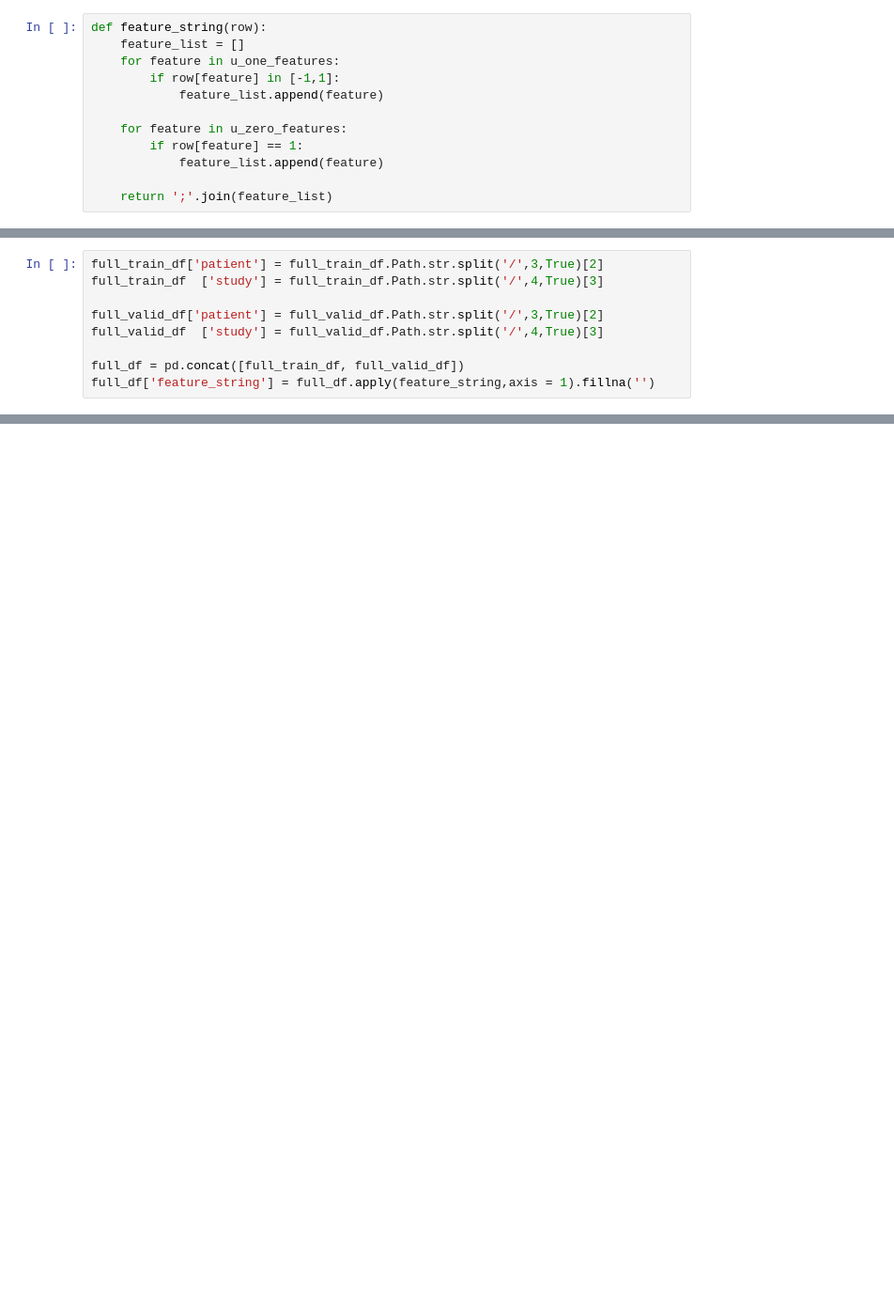
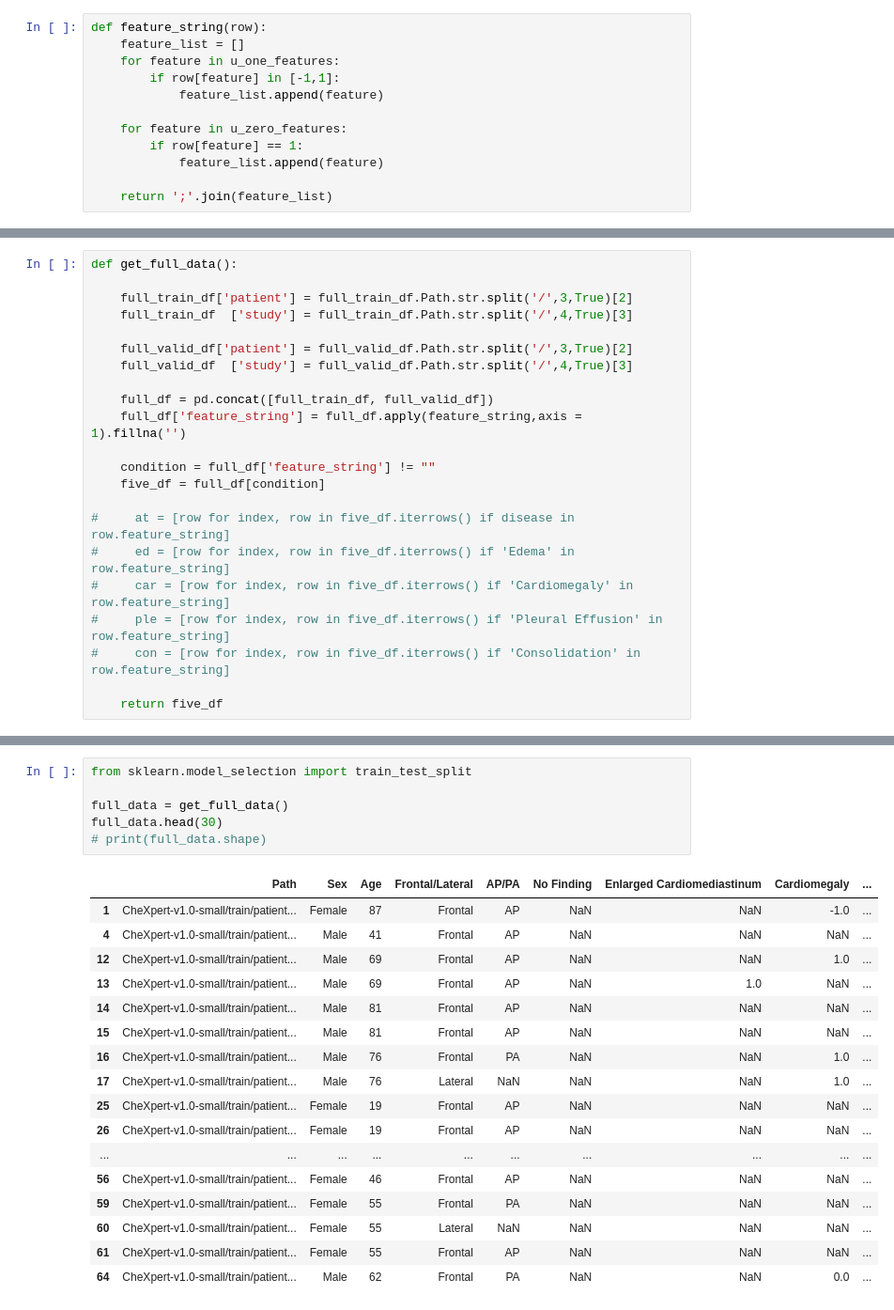
Before and after one commit to GameLogist/Pneumonet, a Jupyter notebook: ver0.ipynb, the cells around one changed output, grey strips where cells are left out. Shown at 94% size. Cells and saved outputs as stored; diff of their text form; blank space fills up the shorter version.

```diff
--- a/ver0.ipynb
+++ b/ver0.ipynb
@@ -45,9 +88,22 @@ pd.set_option('display.max_colwidth', -1)  # or 199
 # %%
-full_train_df['patient'] = full_train_df.Path.str.split('/',3,True)[2]
-full_train_df  ['study'] = full_train_df.Path.str.split('/',4,True)[3]
+def get_full_data():
 
-full_valid_df['patient'] = full_valid_df.Path.str.split('/',3,True)[2]
-full_valid_df  ['study'] = full_valid_df.Path.str.split('/',4,True)[3]
+    full_train_df['patient'] = full_train_df.Path.str.split('/',3,True)[2]
+    full_train_df  ['study'] = full_train_df.Path.str.split('/',4,True)[3]
 
-full_df = pd.concat([full_train_df, full_valid_df])
-full_df['feature_string'] = full_df.apply(feature_string,axis = 1).fillna('')
+    full_valid_df['patient'] = full_valid_df.Path.str.split('/',3,True)[2]
+    full_valid_df  ['study'] = full_valid_df.Path.str.split('/',4,True)[3]
+
+    full_df = pd.concat([full_train_df, full_valid_df])
+    full_df['feature_string'] = full_df.apply(feature_string,axis = 1).fillna('')
+
+    condition = full_df['feature_string'] != ""
+    five_df = full_df[condition]
+
+#     at = [row for index, row in five_df.iterrows() if disease in row.feature_string]
+#     ed = [row for index, row in five_df.iterrows() if 'Edema' in row.feature_string]
+#     car = [row for index, row in five_df.iterrows() if 'Cardiomegaly' in row.feature_string]
+#     ple = [row for index, row in five_df.iterrows() if 'Pleural Effusion' in row.feature_string]
+#     con = [row for index, row in five_df.iterrows() if 'Consolidation' in row.feature_string]
+
+    return five_df
@@ -148,0 +138,24 @@ W0902 13:30:04.658488  7860 deprecation_wrapper.py:119] From c:\users\ayush\appd
+# %%
+from sklearn.model_selection import train_test_split
+
+full_data = get_full_data()
+full_data.head(30)
+# print(full_data.shape)
+# %% [output]
+|  | Path | Sex | Age | Frontal/Lateral | AP/PA | No Finding | Enlarged Cardiomediastinum | Cardiomegaly | ... |
+| 1 | CheXpert-v1.0-small/train/patient... | Female | 87 | Frontal | AP | NaN | NaN | -1.0 | ... |
+| 4 | CheXpert-v1.0-small/train/patient... | Male | 41 | Frontal | AP | NaN | NaN | NaN | ... |
+| 12 | CheXpert-v1.0-small/train/patient... | Male | 69 | Frontal | AP | NaN | NaN | 1.0 | ... |
+| 13 | CheXpert-v1.0-small/train/patient... | Male | 69 | Frontal | AP | NaN | 1.0 | NaN | ... |
+| 14 | CheXpert-v1.0-small/train/patient... | Male | 81 | Frontal | AP | NaN | NaN | NaN | ... |
+| 15 | CheXpert-v1.0-small/train/patient... | Male | 81 | Frontal | AP | NaN | NaN | NaN | ... |
+| 16 | CheXpert-v1.0-small/train/patient... | Male | 76 | Frontal | PA | NaN | NaN | 1.0 | ... |
+| 17 | CheXpert-v1.0-small/train/patient... | Male | 76 | Lateral | NaN | NaN | NaN | 1.0 | ... |
+| 25 | CheXpert-v1.0-small/train/patient... | Female | 19 | Frontal | AP | NaN | NaN | NaN | ... |
+| 26 | CheXpert-v1.0-small/train/patient... | Female | 19 | Frontal | AP | NaN | NaN | NaN | ... |
+| ... | ... | ... | ... | ... | ... | ... | ... | ... | ... |
+| 56 | CheXpert-v1.0-small/train/patient... | Female | 46 | Frontal | AP | NaN | NaN | NaN | ... |
+| 59 | CheXpert-v1.0-small/train/patient... | Female | 55 | Frontal | PA | NaN | NaN | NaN | ... |
+| 60 | CheXpert-v1.0-small/train/patient... | Female | 55 | Lateral | NaN | NaN | NaN | NaN | ... |
+| 61 | CheXpert-v1.0-small/train/patient... | Female | 55 | Frontal | AP | NaN | NaN | NaN | ... |
+| 64 | CheXpert-v1.0-small/train/patient... | Male | 62 | Frontal | PA | NaN | NaN | 0.0 | ... |
```
Also changed, not shown: parts of 19 cells of this notebook, 1 other file.
